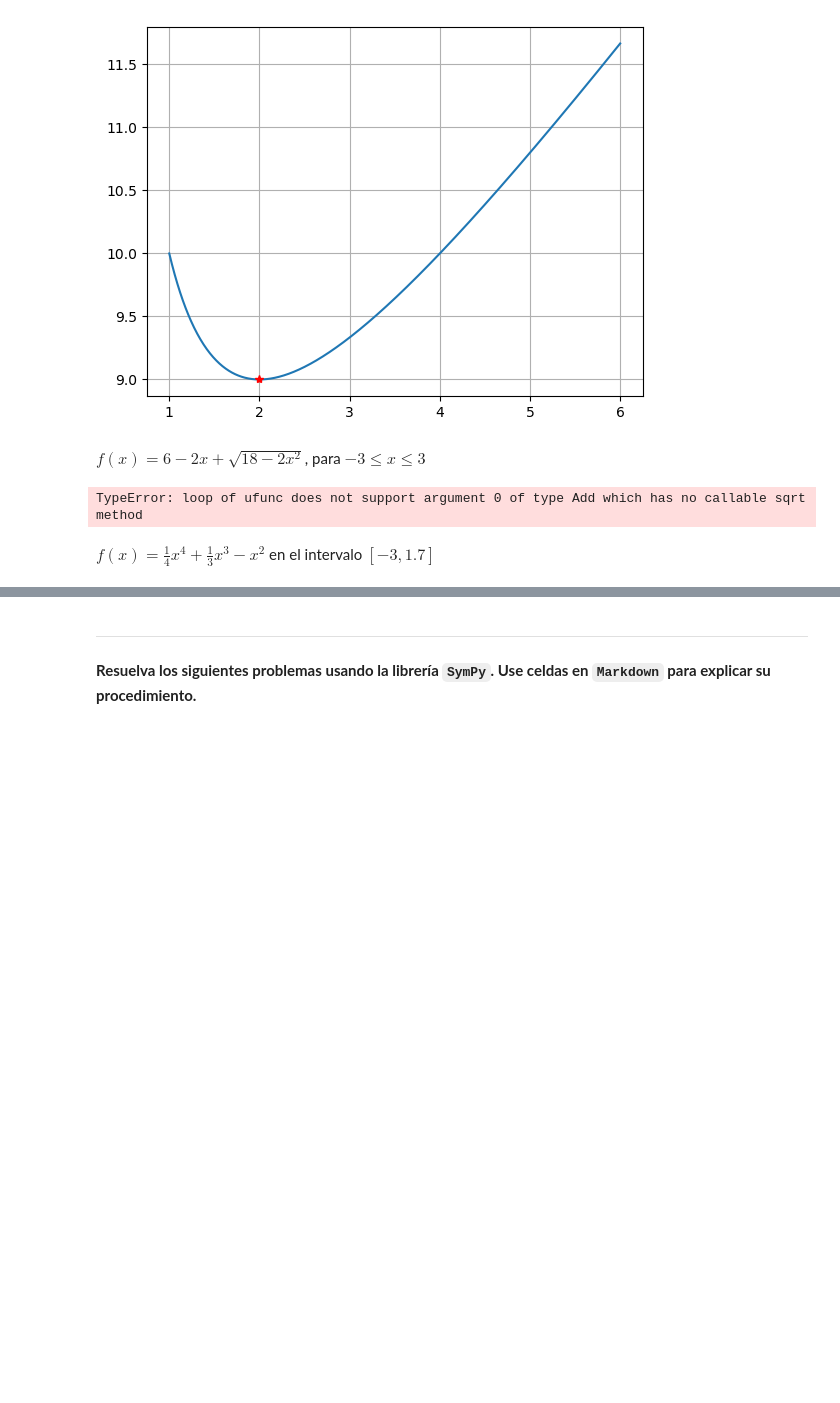
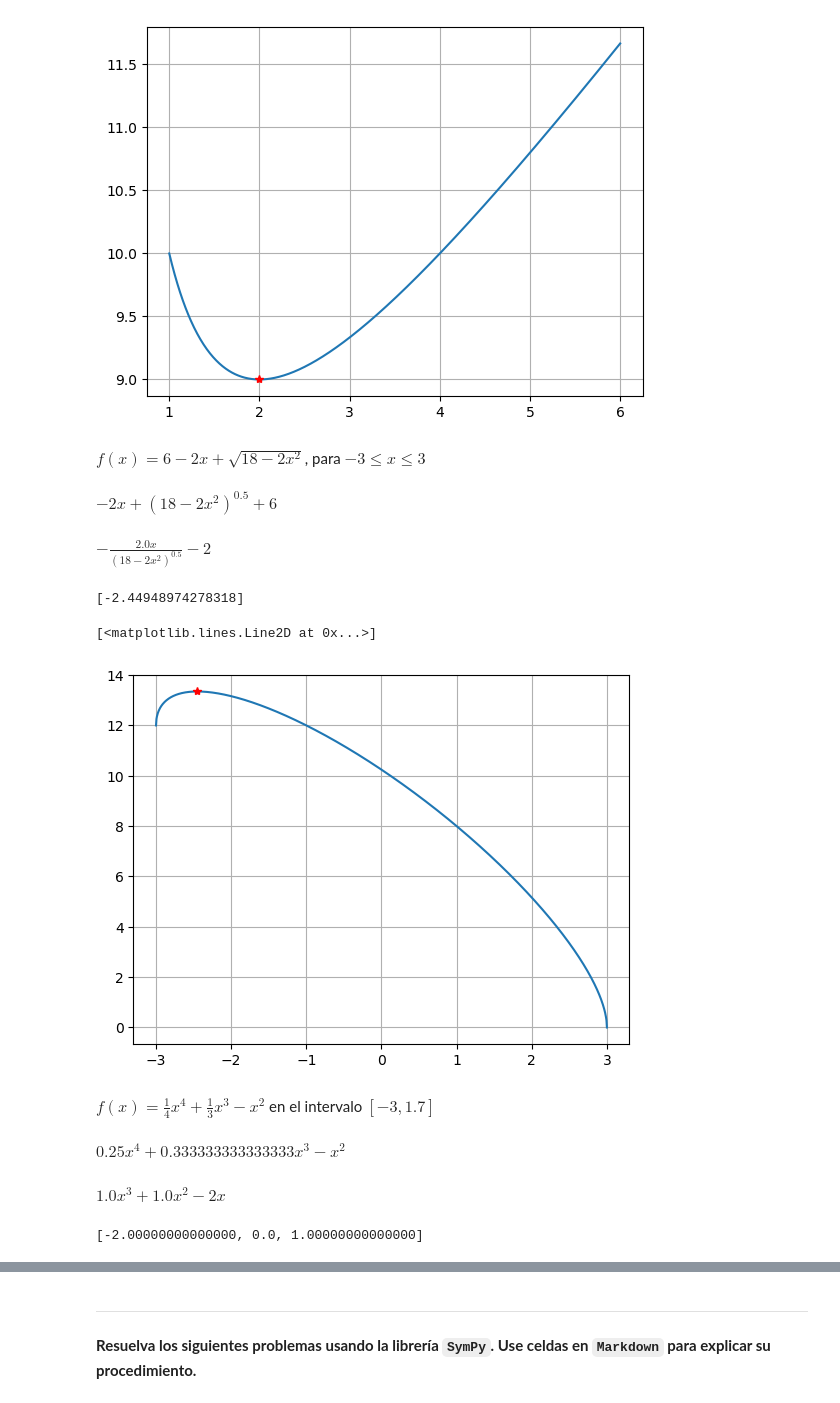
Before and after one commit to Jorgeruiz21/hello-world, a Jupyter notebook: A02 - Sympy.ipynb, the cells around one changed output, grey strips where cells are left out. Saved outputs shown, nothing was run; the diff lists cells and outputs as text; code cells hidden in the pictures; blank space fills up the shorter version.

```diff
--- a/A02 - Sympy.ipynb
+++ b/A02 - Sympy.ipynb
@@ -91,9 +91,56 @@ import pandas as pd
 
 sp.var("x")
 def f(x):
-    return  6-2*x+np.sqrt((8)-2*(x**2))
+    return  6-2*x+((18)-2*(x**2))**(1/2)
 f(x)
 # %% [output]
-TypeError: loop of ufunc does not support argument 0 of type Add which has no callable sqrt method
+$\displaystyle - 2 x + \left(18 - 2 x^{2}\right)^{0.5} + 6$
+# %%
+df= sp.diff(f(x), x)
+df
+# %% [output]
+$\displaystyle - \frac{2.0 x}{\left(18 - 2 x^{2}\right)^{0.5}} - 2$
+# %%
+pc= sp.solve(df, x)
+pc
+# %% [output]
+[-2.44948974278318]
+# %%
+import matplotlib.pyplot as plt
+import numpy as np
+%matplotlib inline
+
+xn= np.linspace(-3,3,1000)
+yn= f(xn)
+
+
+plt.figure()
+plt.plot(xn,yn)
+plt.grid()
+plt.plot(pc[0], f(pc[0]), "*r")
+# %% [output]
+[<matplotlib.lines.Line2D at 0x...>]
+[figure, added]
 # %% [markdown]
 $f(x)=\frac{1}{4}x^4+\frac{1}{3}x^3-x^2$ en el intervalo $[-3,1.7]$
+# %%
+import sympy as sp
+import numpy as np
+import pandas as pd
+
+sp.var("x")
+def f(x):
+    return  1/4*x**4+1/3*x**3-x**2
+f(x)
+# %% [output]
+$\displaystyle 0.25 x^{4} + 0.333333333333333 x^{3} - x^{2}$
+# %%
+df= sp.diff(f(x), x)
+df
+# %% [output]
+$\displaystyle 1.0 x^{3} + 1.0 x^{2} - 2 x$
+# %%
+pc= sp.solve(df, x)
+pc
+# %% [output]
+[-2.00000000000000, 0.0, 1.00000000000000]
```
Also changed, not shown: parts of 8 cells of this notebook.
